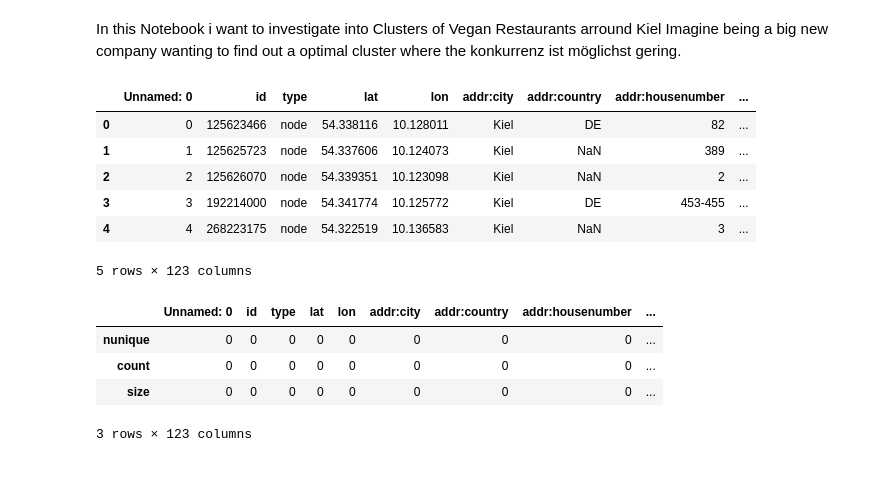
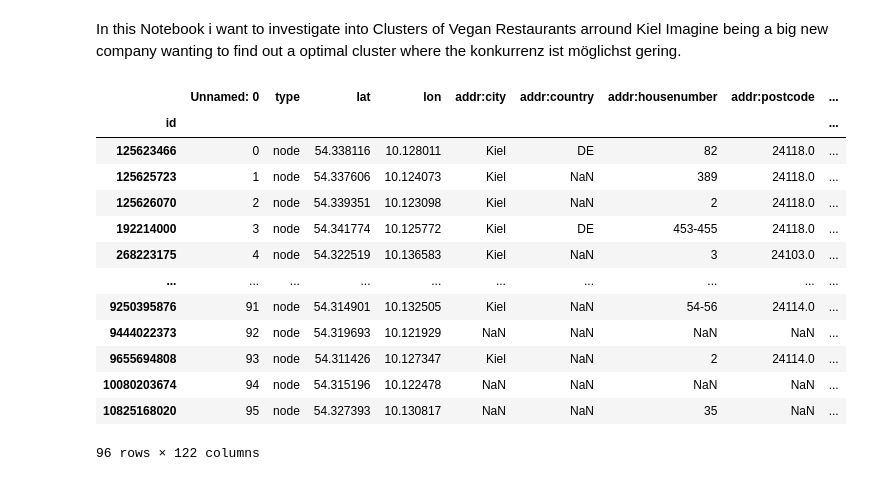
Before and after one commit to MartinDieCooleSocke420/sem1_math_and_stats, a Jupyter notebook: exam.ipynb, the cells around one changed output. Drawn from its saved outputs; the diff is of its cells as text; code cells hidden in the pictures.

```diff
--- a/exam.ipynb
+++ b/exam.ipynb
@@ -6,22 +11,22 @@ import pandas as pd
 # %%
 # importing data from csv file
 # the data was querryed from an OpenStreetMap API in the gettingData.ipynb
 data = pd.read_csv("data/restaurants_kiel.csv")
+data = gpd.GeoDataFrame(data)
+
+data.set_index("id")
+# %% [output]
+|  | Unnamed: 0 | type | lat | lon | addr:city | addr:country | addr:housenumber | addr:postcode | ... |
+| id |  |  |  |  |  |  |  |  | ... |
+| 125623466 | 0 | node | 54.338116 | 10.128011 | Kiel | DE | 82 | 24118.0 | ... |
+| 125625723 | 1 | node | 54.337606 | 10.124073 | Kiel | NaN | 389 | 24118.0 | ... |
+| 125626070 | 2 | node | 54.339351 | 10.123098 | Kiel | NaN | 2 | 24118.0 | ... |
+| 192214000 | 3 | node | 54.341774 | 10.125772 | Kiel | DE | 453-455 | 24118.0 | ... |
+| 268223175 | 4 | node | 54.322519 | 10.136583 | Kiel | NaN | 3 | 24103.0 | ... |
+| ... | ... | ... | ... | ... | ... | ... | ... | ... | ... |
+| 9250395876 | 91 | node | 54.314901 | 10.132505 | Kiel | NaN | 54-56 | 24114.0 | ... |
+| 9444022373 | 92 | node | 54.319693 | 10.121929 | NaN | NaN | NaN | NaN | ... |
+| 9655694808 | 93 | node | 54.311426 | 10.127347 | Kiel | NaN | 2 | 24114.0 | ... |
+| 10080203674 | 94 | node | 54.315196 | 10.122478 | NaN | NaN | NaN | NaN | ... |
+| 10825168020 | 95 | node | 54.327393 | 10.130817 | NaN | NaN | 35 | NaN | ... |
+96 rows × 122 columns
-# %%
-data.head()
-# %% [output]
-|  | Unnamed: 0 | id | type | lat | lon | addr:city | addr:country | addr:housenumber | ... |
-| 0 | 0 | 125623466 | node | 54.338116 | 10.128011 | Kiel | DE | 82 | ... |
-| 1 | 1 | 125625723 | node | 54.337606 | 10.124073 | Kiel | NaN | 389 | ... |
-| 2 | 2 | 125626070 | node | 54.339351 | 10.123098 | Kiel | NaN | 2 | ... |
-| 3 | 3 | 192214000 | node | 54.341774 | 10.125772 | Kiel | DE | 453-455 | ... |
-| 4 | 4 | 268223175 | node | 54.322519 | 10.136583 | Kiel | NaN | 3 | ... |
-5 rows × 123 columns
-# %%
-data.loc[data['name']=='name'].agg(['nunique','count','size'])
-# %% [output]
-|  | Unnamed: 0 | id | type | lat | lon | addr:city | addr:country | addr:housenumber | ... |
-| nunique | 0 | 0 | 0 | 0 | 0 | 0 | 0 | 0 | ... |
-| count | 0 | 0 | 0 | 0 | 0 | 0 | 0 | 0 | ... |
-| size | 0 | 0 | 0 | 0 | 0 | 0 | 0 | 0 | ... |
-3 rows × 123 columns
```
Also changed, not shown: parts of 6 cells of this notebook, 1 other file.
